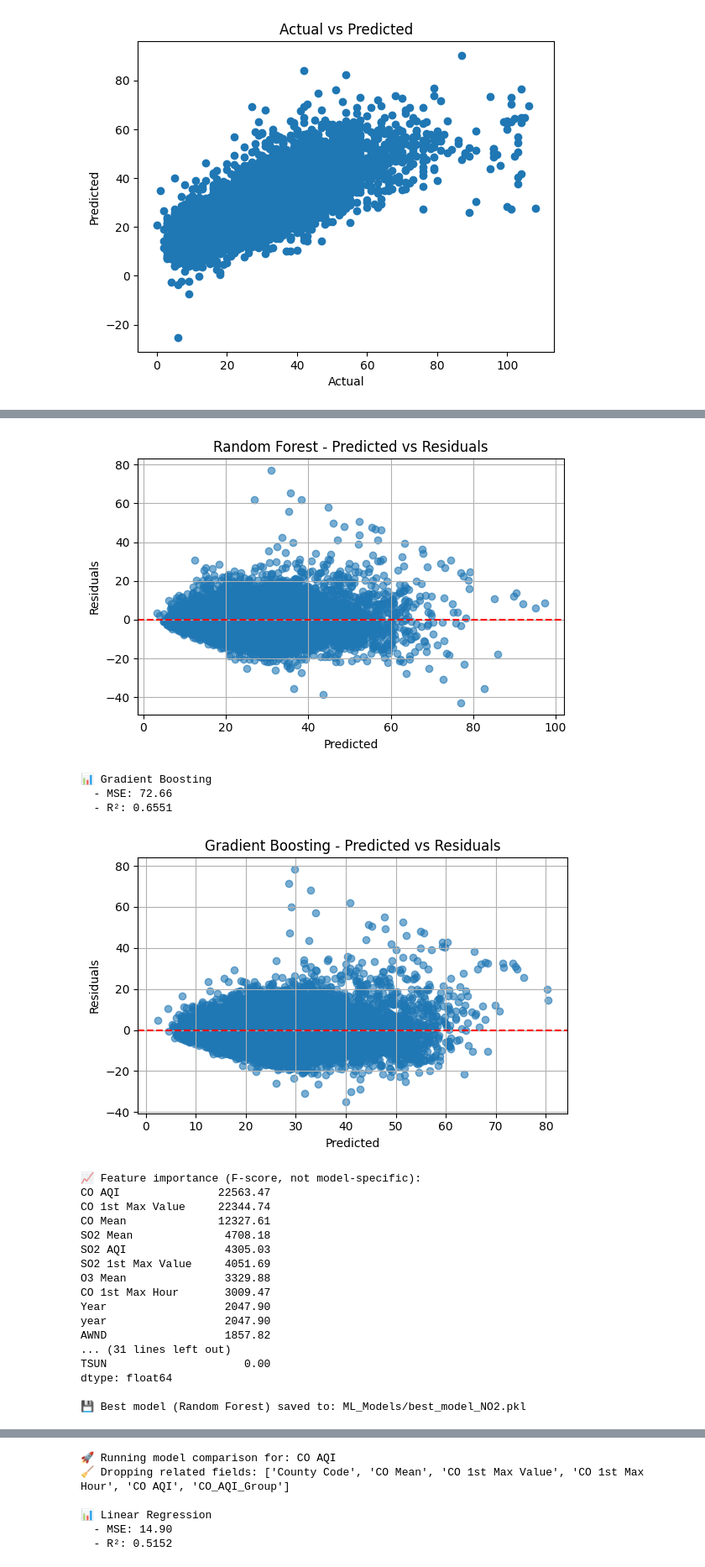
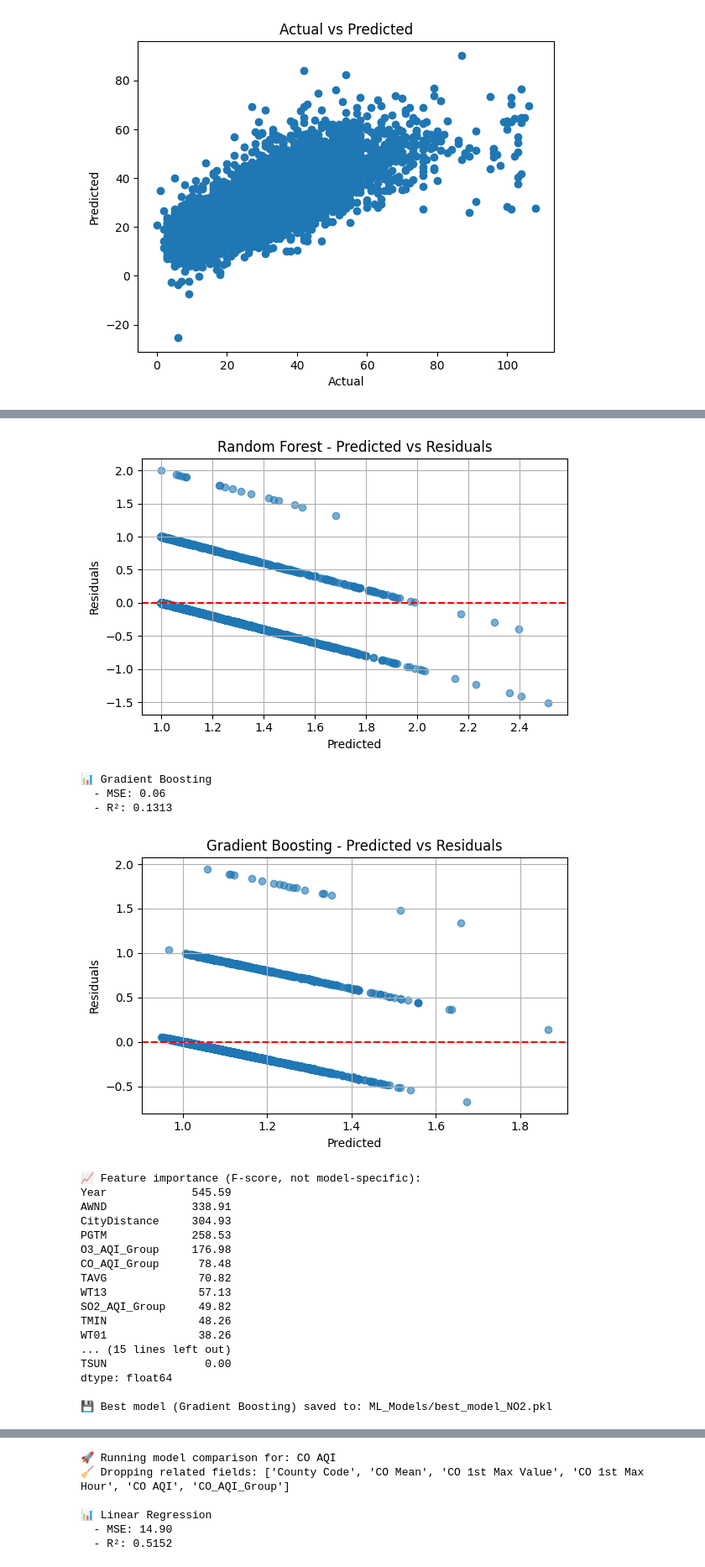
Before and after one commit to tamikamqhum/March_Team_Project, a Jupyter notebook: ML_Models/PG_ML_Model1.ipynb, the cells around one changed output, grey strips where cells are left out. Shown at 84% size. Cells and saved outputs as stored; diff of their text form; code cells hidden in the pictures.

```diff
--- a/ML_Models/PG_ML_Model1.ipynb
+++ b/ML_Models/PG_ML_Model1.ipynb
@@ -391,5 +426,5 @@ def run_pollution_forecast_model(data: pd.DataFrame, topredict: str, model_save_
     print(scores.round(2))
 # %%
 # Example usage:
-run_pollution_forecast_model(merged_data, topredict="NO2 AQI", model_save_path="ML_Models/NO2_AQI_Model.pkl")
+run_pollution_forecast_model(merged_data_for_model, topredict="NO2_AQI_Group", model_save_path="ML_Models/NO2_AQI_Model.pkl")
 # %% [output]
@@ -422,4 +433,4 @@ dtype: float64
 # %%
 # Example usage:
-run_pollution_forecast_model(merged_data, topredict="O3 AQI", model_save_path="ML_Models/O3_AQI_Model.pkl")
+run_pollution_forecast_model(merged_data_for_model, topredict="O3_AQI_Group", model_save_path="ML_Models/O3_AQI_Model.pkl")
 # %% [output]
@@ -451,5 +462,5 @@ TSUN                    0.00
 dtype: float64
 # %%
 # Example usage:
-run_pollution_forecast_model(merged_data, topredict="CO AQI", model_save_path="ML_Models/CO_AQI_Model.pkl")
+run_pollution_forecast_model(merged_data_for_model, topredict="CO_AQI_Group", model_save_path="ML_Models/CO_AQI_Model.pkl")
 # %% [output]
@@ -481,5 +492,5 @@ TSUN                     0.00
 dtype: float64
 # %%
 # Example usage:
-run_pollution_forecast_model(merged_data, topredict="SO2 AQI", model_save_path="ML_Models/SO2_AQI_Model.pkl")
+run_pollution_forecast_model(merged_data_for_model, topredict="SO2_AQI_Group", model_save_path="ML_Models/SO2_AQI_Model.pkl")
 # %% [output]
@@ -686,8 +695,8 @@ def run_pollution_forecast_with_comparison(data: pd.DataFrame, topredict: str, m
     return results  # optional: return results if you want to use them later
 # %%
 run_pollution_forecast_with_comparison(
-    data=merged_data,
-    topredict="NO2 AQI",
+    data=merged_data_for_model,
+    topredict="NO2_AQI_Group",
     model_save_path="ML_Models/best_model_NO2.pkl"
 )
 # %% [output]
@@ -704,23 +713,23 @@ run_pollution_forecast_with_comparison(
-[figure, old version]
+[figure, new version]
 📊 Gradient Boosting
-  - MSE: 72.66
-  - R²: 0.6551
+  - MSE: 0.06
+  - R²: 0.1313
-[figure, old version]
+[figure, new version]
 📈 Feature importance (F-score, not model-specific):
-CO AQI               22563.47
-CO 1st Max Value     22344.74
-CO Mean              12327.61
-SO2 Mean              4708.18
-SO2 AQI               4305.03
-SO2 1st Max Value     4051.69
-O3 Mean               3329.88
-CO 1st Max Hour       3009.47
-Year                  2047.90
-year                  2047.90
-AWND                  1857.82
-... (31 lines left out)
-TSUN                     0.00
+Year             545.59
+AWND             338.91
+CityDistance     304.93
+PGTM             258.53
+O3_AQI_Group     176.98
+CO_AQI_Group      78.48
+TAVG              70.82
+WT13              57.13
+SO2_AQI_Group     49.82
+TMIN              48.26
+WT01              38.26
+... (15 lines left out)
+TSUN               0.00
 dtype: float64
 
-💾 Best model (Random Forest) saved to: ML_Models/best_model_NO2.pkl
+💾 Best model (Gradient Boosting) saved to: ML_Models/best_model_NO2.pkl
 [{'Model': 'Linear Regression',
```
Also changed, not shown: parts of 16 cells of this notebook, 47 other files.
